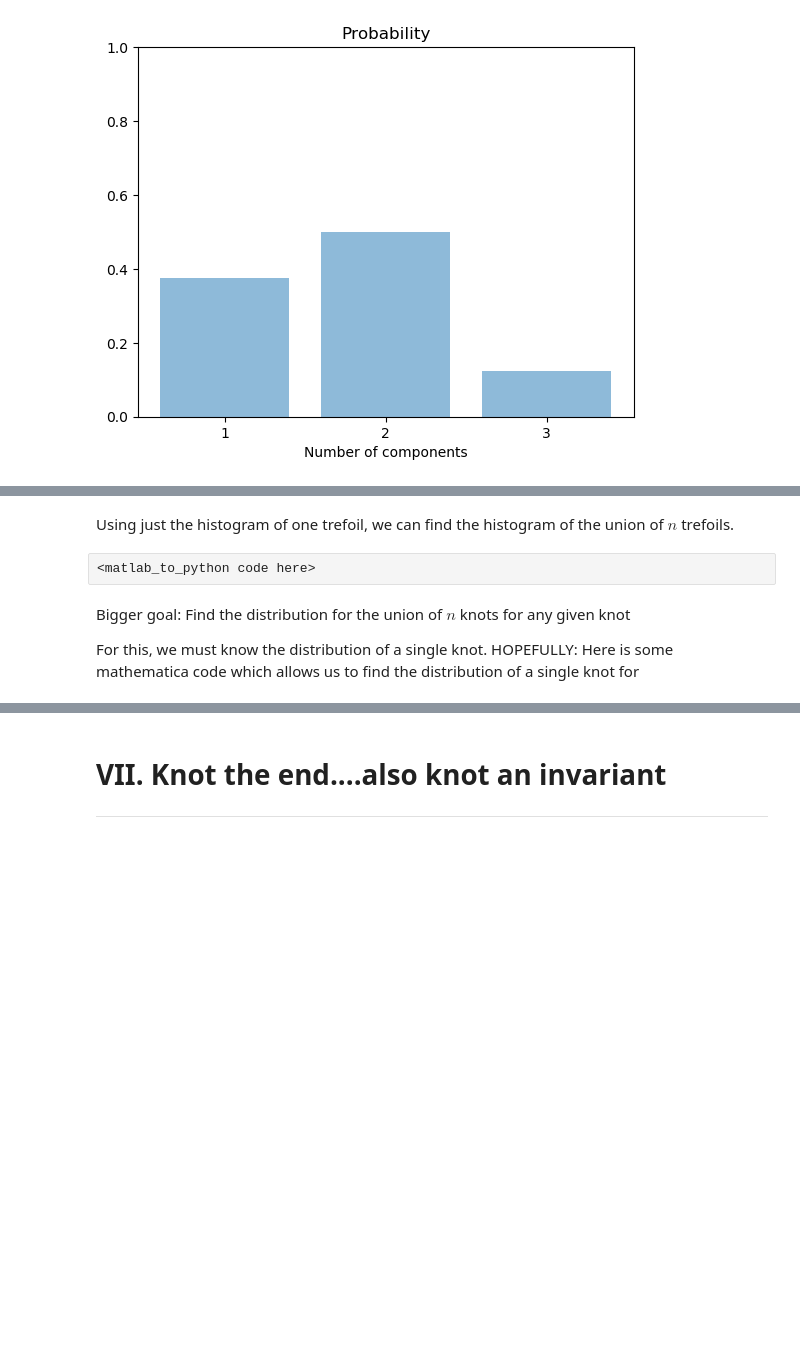
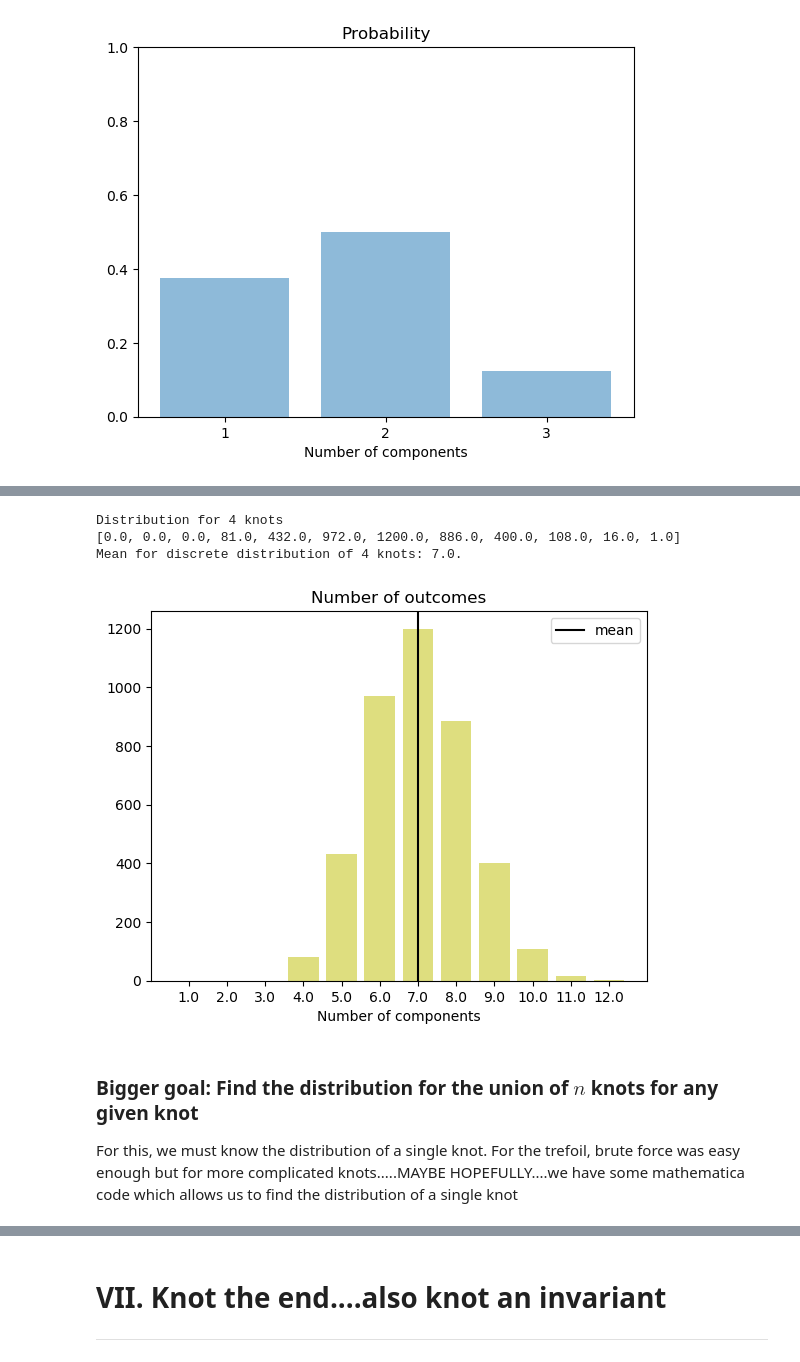
Before and after one commit to allenjstewart/Shadow_Distributions, a Jupyter notebook: Shadow Distributions.ipynb, the cells around one changed output, grey strips where cells are left out. Drawn from its saved outputs; the diff is of its cells as text; code cells hidden in the pictures; blank space fills up the shorter version.

```diff
--- a/Shadow Distributions.ipynb
+++ b/Shadow Distributions.ipynb
@@ -84,8 +84,60 @@ A union is created from a number of shadows where the shadows have no intersecti
-# %% [markdown]
-Using just the histogram of one trefoil, we can find the histogram of the union of $n$ trefoils.
-# %% [raw]
-<matlab_to_python code here>
+# %%
+# -*- coding: utf-8 -*-
+import numpy as np
+
+iniDist = np.array([3,4,1])
+nCrossings= 3
+nKnots = 4
+prevKnots = iniDist
+bigKnots = iniDist
+
+for a in range(0, nKnots):
+    if a == 1:
+        bigKnots = iniDist
+    elif a > 1:
+        prevKnots = bigKnots
+
+    bigKnots = np.concatenate((np.zeros(len(prevKnots)),np.zeros(len(iniDist))),axis=0)
+    for k in range(0,nKnots*len(iniDist)):
+        for n in range(0,len(prevKnots)):
+            for m in range(0,len(iniDist)):
+                if n + m == k:
+                    bigKnots[k+1] = bigKnots[k+1] + prevKnots[n]*iniDist[m]
+
+print('Distribution for ' + repr(nKnots) + ' knots')
+print(list(bigKnots))
+
+
+
+outcomes = np.zeros(nKnots*nCrossings)
+for i in range(0,nKnots*nCrossings):
+    outcomes[i] = i+1
+
+y_pos = np.arange(len(outcomes))
+dist = list(bigKnots)
+
+
+# Mean (Expected Outcome)
+total = np.sum(bigKnots)
+mean = np.dot(outcomes,bigKnots)/total
+print('Mean for discrete distribution of ' + repr(nKnots) + ' knots: ' + repr(mean) +'.')
+
+
+
+plt.bar(y_pos, dist, align='center', alpha=0.5, color='y')
+plt.axvline(x = mean - 1, color='0')            #-1 because indexing
+plt.legend(['mean'])
+plt.xticks(y_pos, outcomes)
+plt.xlabel('Number of components')
+plt.title('Number of outcomes')
+
+plt.show()
+# %% [output]
+Distribution for 4 knots
+[0.0, 0.0, 0.0, 81.0, 432.0, 972.0, 1200.0, 886.0, 400.0, 108.0, 16.0, 1.0]
+Mean for discrete distribution of 4 knots: 7.0.
+[figure, added]
 # %% [markdown]
-Bigger goal: Find the distribution for the union of $n$ knots for any given knot
+### Bigger goal: Find the distribution for the union of $n$ knots for any given knot
 
-For this, we must know the distribution of a single knot. HOPEFULLY: Here is some mathematica code which allows us to find the distribution of a single knot for
+For this, we must know the distribution of a single knot. For the trefoil, brute force was easy enough but for more complicated knots.....MAYBE HOPEFULLY....we have some mathematica code which allows us to find the distribution of a single knot
```
Also changed, not shown: parts of 23 cells of this notebook.
